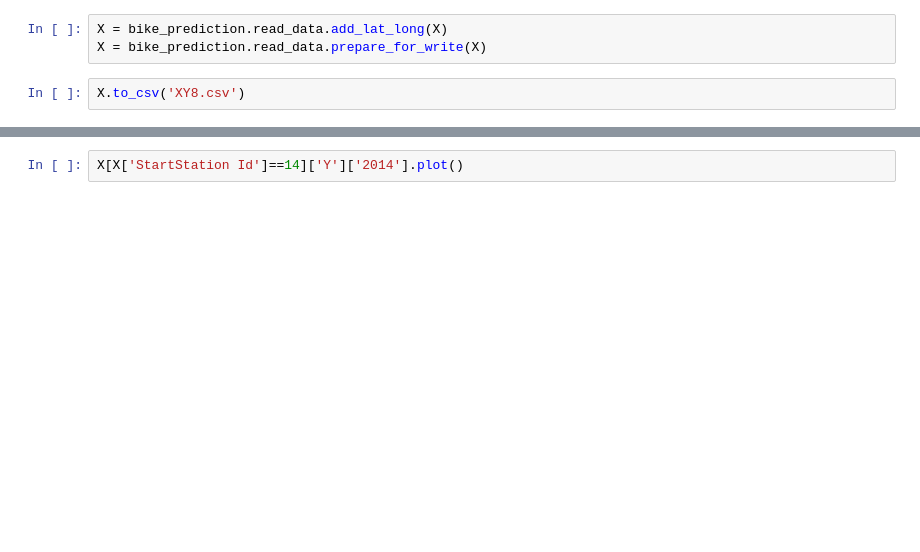
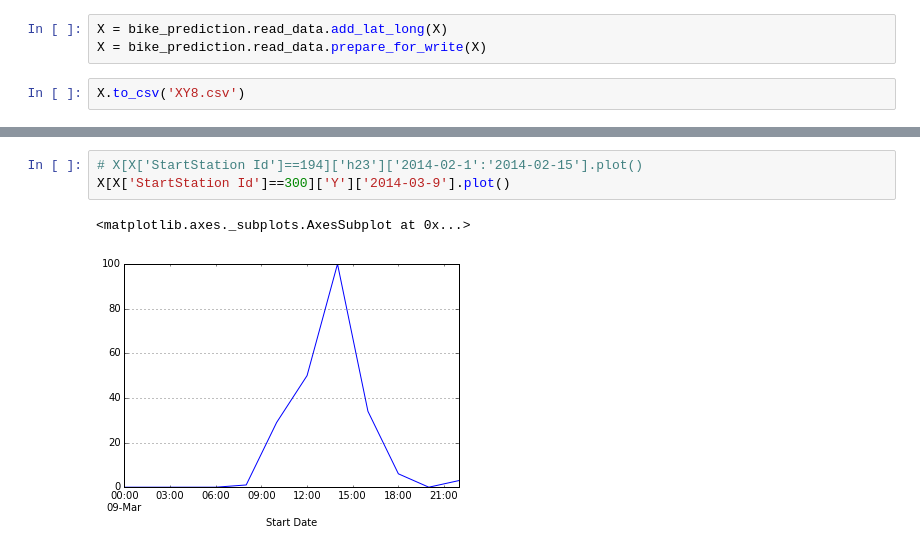
Before and after one commit to cs229-bike-prediction/bike-prediction, a Jupyter notebook: read_data_test.ipynb, the cells around one changed output, grey strips where cells are left out. Cells and saved outputs as stored; diff of their text form; blank space fills up the shorter version.

```diff
--- a/read_data_test.ipynb
+++ b/read_data_test.ipynb
@@ -50,2 +75,6 @@ X['2013-04-18']
-# %%
-X[X['StartStation Id']==14]['Y']['2014'].plot()
+# %%
+# X[X['StartStation Id']==194]['h23']['2014-02-1':'2014-02-15'].plot()
+X[X['StartStation Id']==300]['Y']['2014-03-9'].plot()
+# %% [output]
+<matplotlib.axes._subplots.AxesSubplot at 0x...>
+[figure, added]
```
Also changed, not shown: parts of 4 cells of this notebook, 5 other files.
